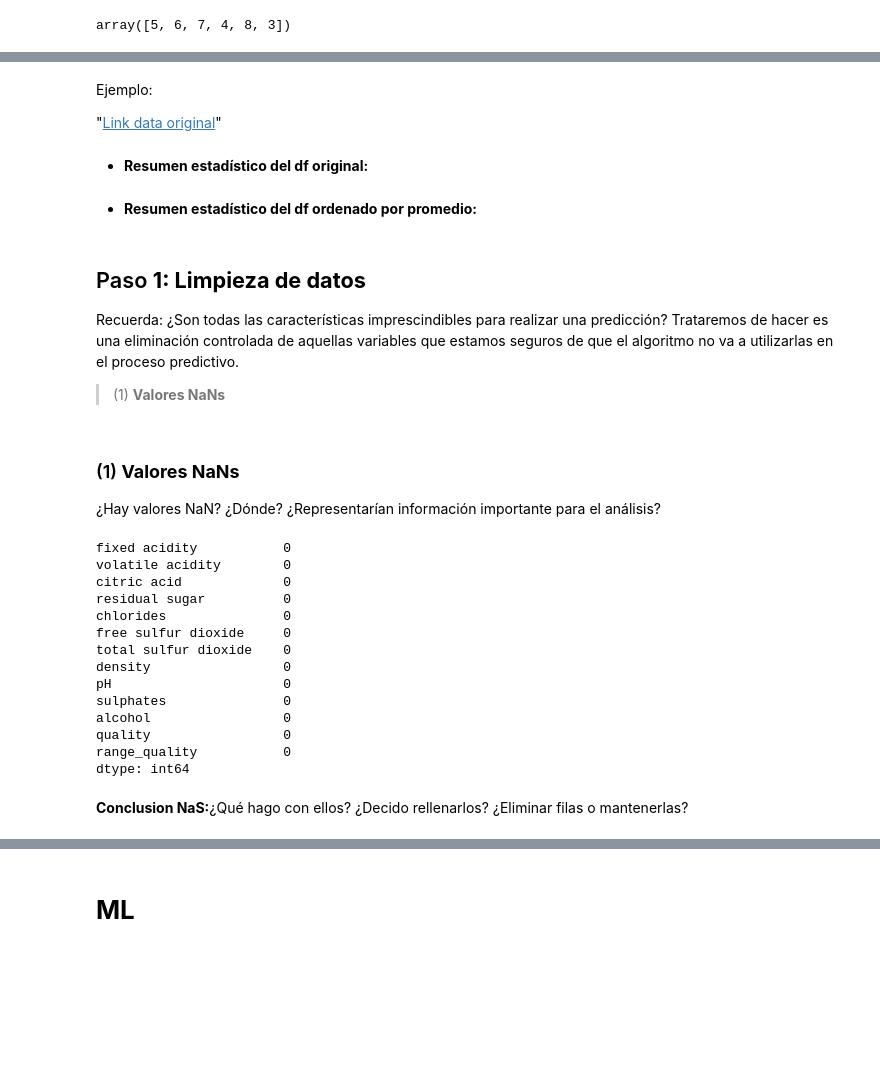
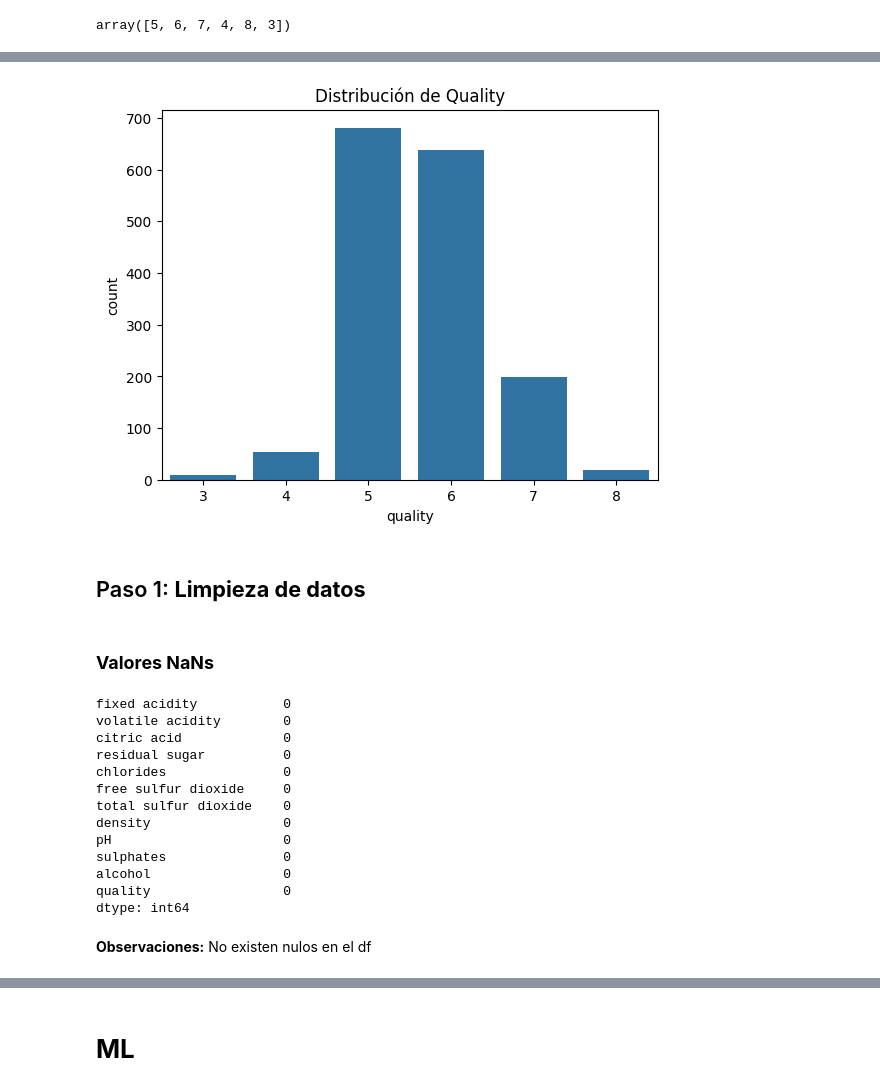
Before and after one commit to 4GeeksAcademy/CristinaChico_ML23-KNN-WineQuality, a Jupyter notebook: src/KNN-WineQuality_ML.ipynb, the cells around one changed output, grey strips where cells are left out. Saved outputs shown, nothing was run; the diff lists cells and outputs as text; code cells hidden in the pictures; blank space fills up the shorter version.

```diff
--- a/src/KNN-WineQuality_ML.ipynb
+++ b/src/KNN-WineQuality_ML.ipynb
@@ -160,3 +176,0 @@ array([5, 6, 7, 4, 8, 3])
-# %%
-df["range_quality"] = df["quality"].apply(lambda x: "buena" if x >= 6 else "mala") # Para usar en ML
-df.head()
@@ -172,21 +177,13 @@ df.head()
-# %% [markdown]
-Ejemplo:
-
- "[Link data original]('https:url')"
-# %% [markdown]
-* **Resumen estadístico del df original:**
-# %% [markdown]
-* **Resumen estadístico del df ordenado por promedio:**
-# %% [markdown]
-## Paso **1: Limpieza de datos**
-
-Recuerda: ¿Son todas las características imprescindibles para realizar una predicción? Trataremos de hacer es una eliminación controlada de aquellas variables que estamos seguros de que el algoritmo no va a utilizarlas en el proceso predictivo.
-
-> (1) **Valores NaNs**
-# %% [markdown]
-### (1) **Valores NaNs**
-
-¿Hay valores NaN? ¿Dónde? ¿Representarían información importante para el análisis?
+# %%
+sns.countplot(x="quality", data=df)
+plt.title("Distribución de Quality")
+plt.show()
+# %% [output]
+[figure, added]
+# %% [markdown]
+## Paso 1: **Limpieza de datos**
+# %% [markdown]
+### **Valores NaNs**
 # %%
 df.isna().sum()
 # %% [output]
@@ -202,8 +199,7 @@ pH                      0
 sulphates               0
 alcohol                 0
 quality                 0
-range_quality           0
 dtype: int64
-# %% [markdown]
-**Conclusion NaS:**¿Qué hago con ellos? ¿Decido rellenarlos? ¿Eliminar filas o mantenerlas?
+# %% [markdown]
+**Observaciones:** No existen nulos en el df
 # %% [markdown]
```
Also changed, not shown: parts of 140 cells of this notebook.
